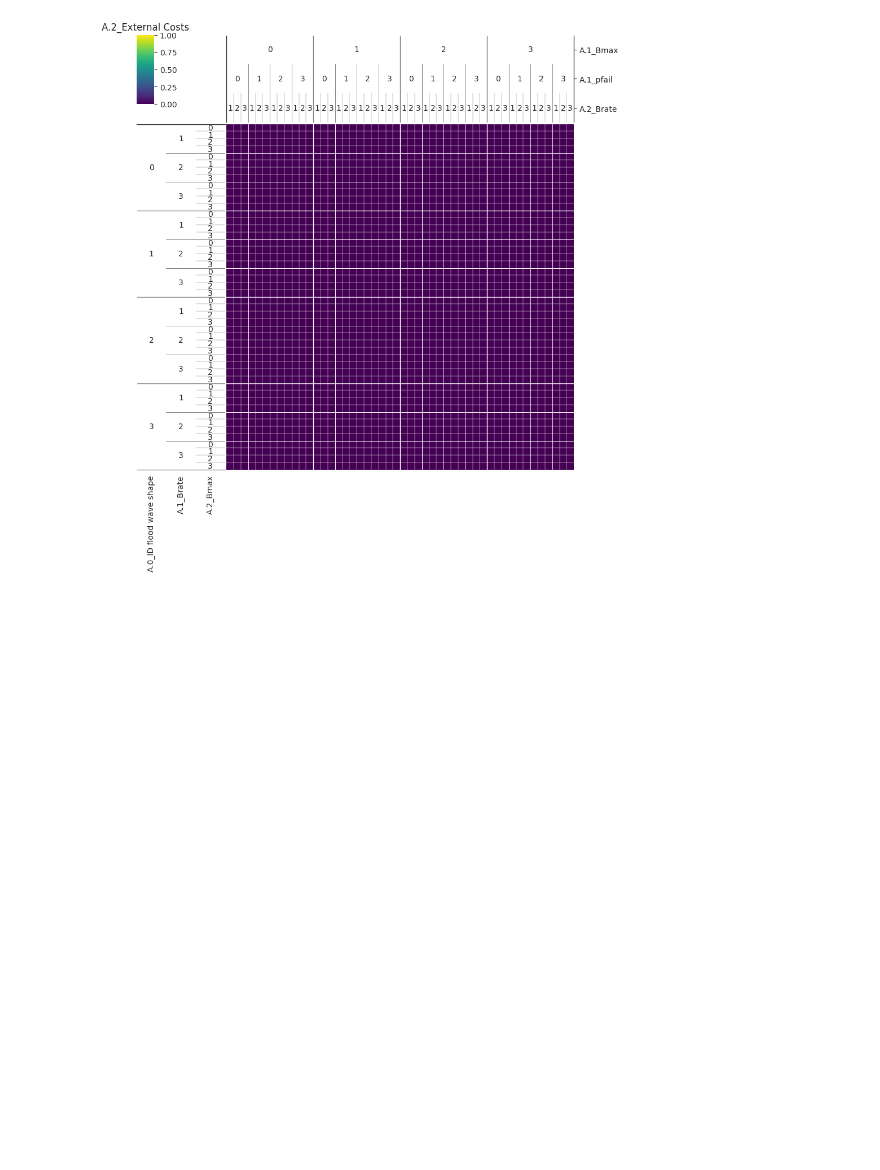
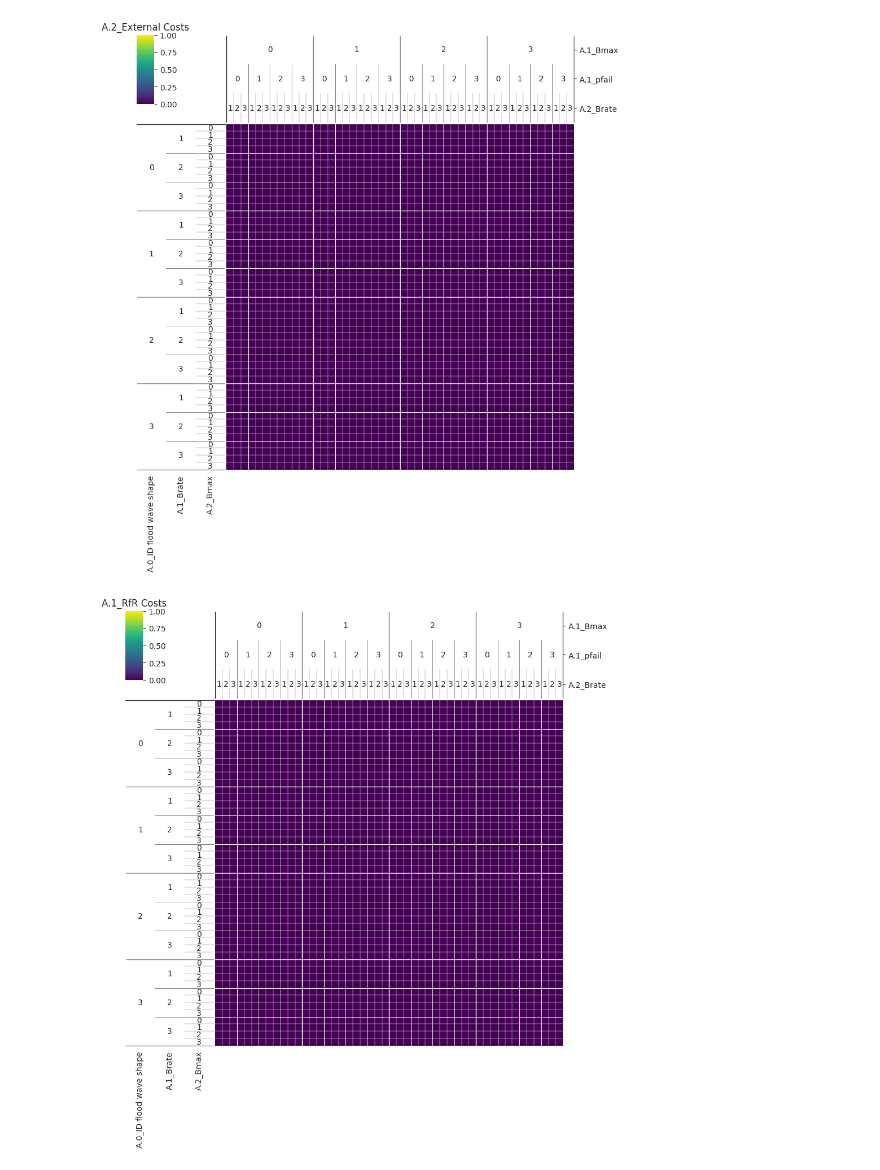
Before and after one commit to pherfkens/PROJECT_MBDM_GROUP1, a Jupyter notebook: final assignment/Feature_Scoring_&_Dim_Stacking.ipynb, the cells around one changed output. Cells and saved outputs as stored; diff of their text form; code cells hidden in the pictures; blank space fills up the shorter version.

```diff
--- a/final assignment/Feature_Scoring_&_Dim_Stacking.ipynb
+++ b/final assignment/Feature_Scoring_&_Dim_Stacking.ipynb
@@ -49,3 +49,7 @@ plot_dimensional_stack(experiments, outcomes['A.1_External Costs'], 'A.1_Externa
 plot_dimensional_stack(experiments, outcomes['A.2_External Costs'], 'A.2_External Costs')
 # %% [output]
 [figure]
+# %%
+plot_dimensional_stack(experiments, outcomes['A.1_RfR Costs'], 'A.1_RfR Costs')
+# %% [output]
+[figure, added]
```
Also changed, not shown: parts of 7 cells of this notebook, 17 other files.
